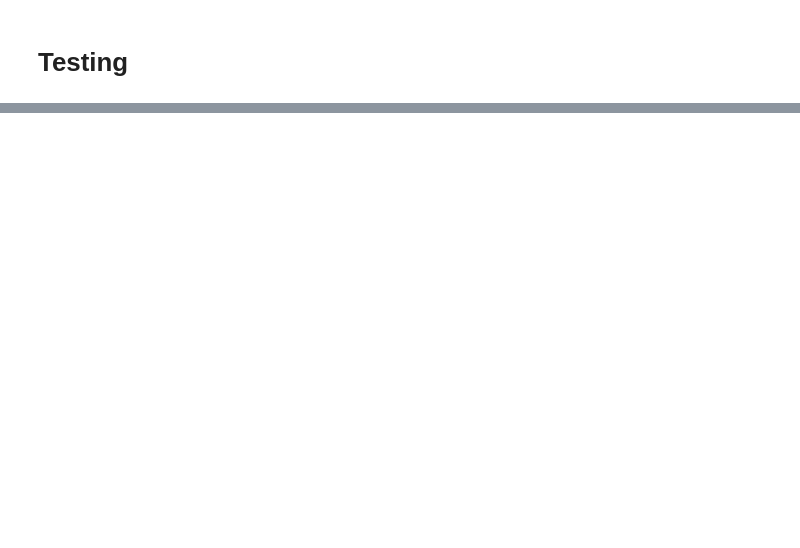
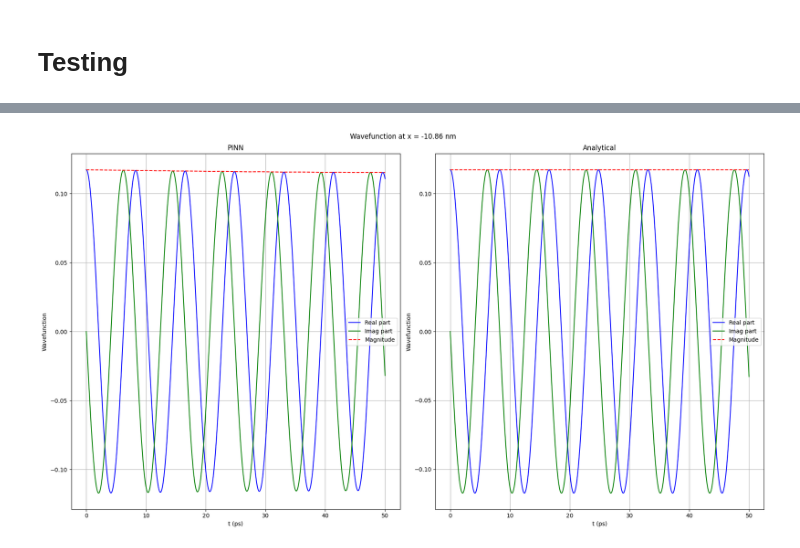
Before and after one commit to thash-jkr/Schrodinger-PINN, a Jupyter notebook: src/tdse-1e-1d.ipynb, the cells around one changed output, grey strips where cells are left out. Cells and saved outputs as stored; diff of their text form; code cells hidden in the pictures; blank space fills up the shorter version.

```diff
--- a/src/tdse-1e-1d.ipynb
+++ b/src/tdse-1e-1d.ipynb
@@ -390,3 +392,43 @@ plt.show()
+# %%
+space_index = 200
+space_chosen = x_values[space_index]
+
+psi_real_slice_pinn = psi_real_pinn[space_index, :]
+psi_imag_slice_pinn = psi_img_pinn[space_index, :]
+
+psi_real_slice_analytical = psi_real_analytical[space_index, :]
+psi_img_slice_analytical = psi_img_analytical[space_index, :]
+
+psi_mag_slice_pinn = np.sqrt(psi_real_slice_pinn ** 2 + psi_imag_slice_pinn ** 2)
+psi_mag_slice_analytical = np.sqrt(psi_real_slice_analytical ** 2 + psi_img_slice_analytical ** 2)
+
+fig, axs = plt.subplots(1, 2, figsize=(18, 10))
+plt.suptitle(f"Wavefunction at x = {space_chosen:.2f} nm")
+
+#pinn
+axs[0].plot(t_values, psi_real_slice_pinn, label='Real part', color='blue')
+axs[0].plot(t_values, psi_imag_slice_pinn, label='Imag part', color='green')
+axs[0].plot(t_values, psi_mag_slice_pinn, '--', label='Magnitude', color='red')
+axs[0].set_title(f'PINN')
+axs[0].set_xlabel('t (ps)')
+axs[0].set_ylabel('Wavefunction')
+axs[0].legend()
+axs[0].grid(True)
+
+#analytical
+axs[1].plot(t_values, psi_real_slice_analytical, label='Real part', color='blue')
+axs[1].plot(t_values, psi_img_slice_analytical, label='Imag part', color='green')
+axs[1].plot(t_values, psi_mag_slice_analytical, '--', label='Magnitude', color='red')
+axs[1].set_title(f'Analytical')
+axs[1].set_xlabel('t (ps)')
+axs[1].set_ylabel('Wavefunction')
+axs[1].legend()
+axs[1].grid(True)
+
+plt.tight_layout()
+plt.show()
+# %% [output]
+[figure, added]
 # %%
 plt.figure(figsize=(8, 6))
 psi_sq = psi_real_pinn ** 2 + psi_img_pinn ** 2
```
Also changed, not shown: parts of 13 cells of this notebook, 9 other files.
